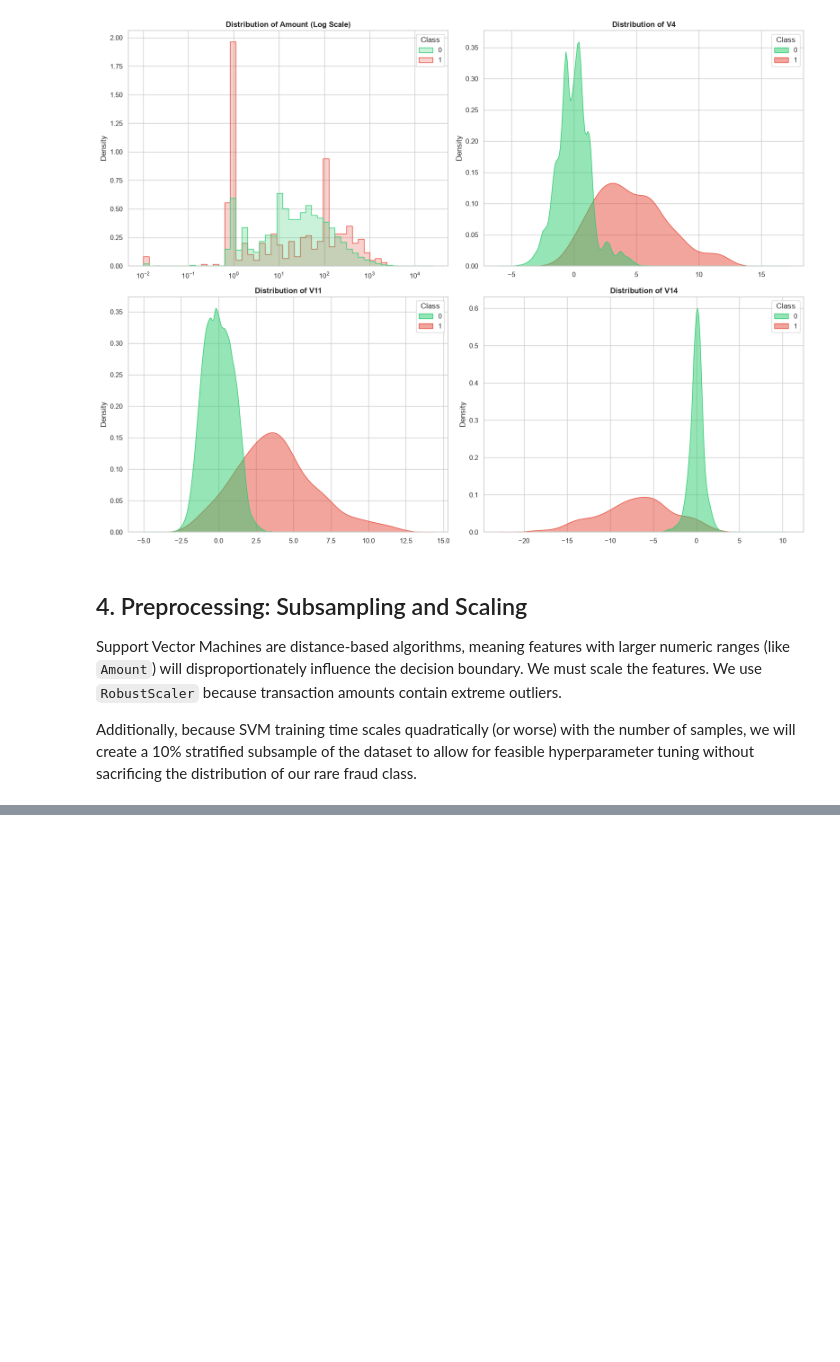
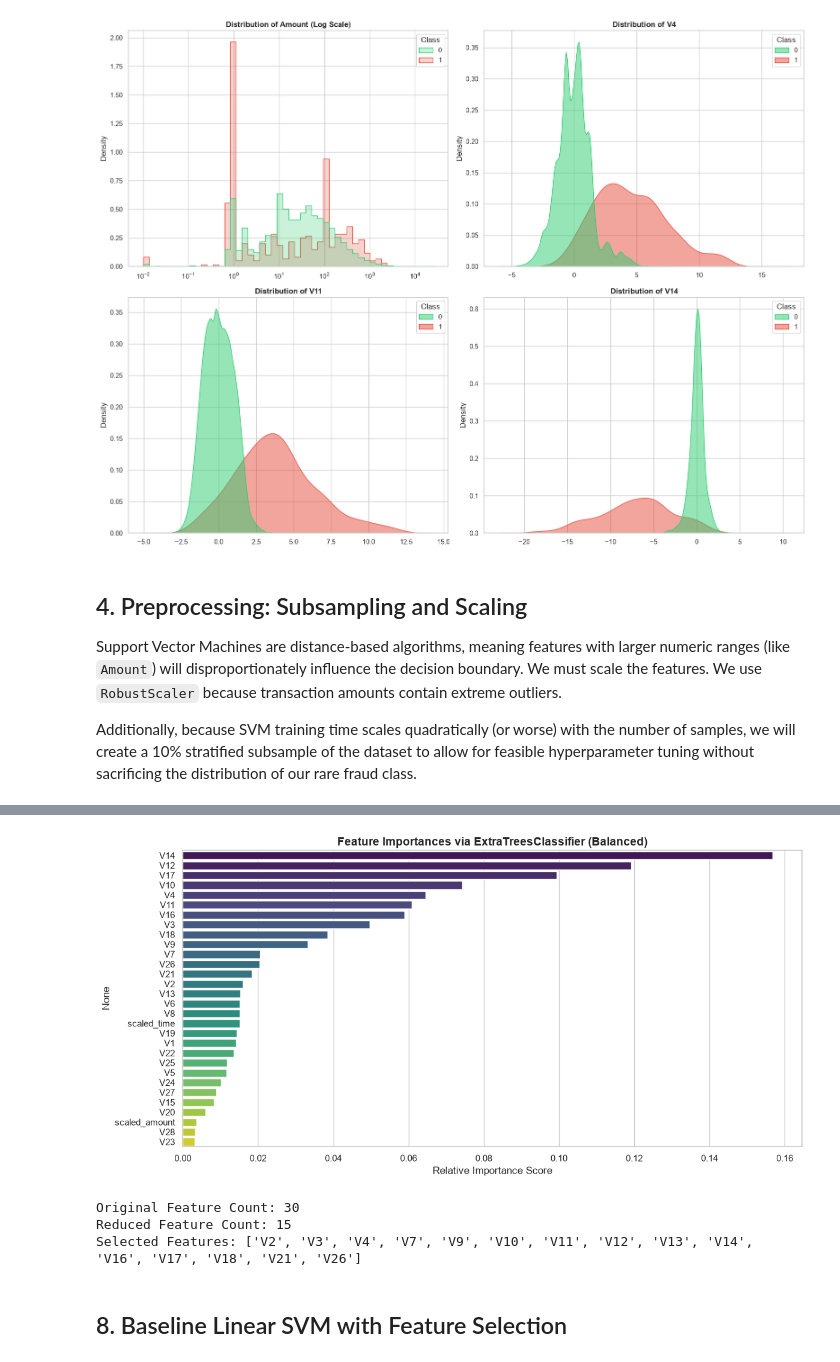
Before and after one commit to ashishmerit/Card-Not-Presesnt-Fraud-Detection, a Jupyter notebook: CardNotPresentFraudDetection.ipynb, the cells around one changed output, grey strips where cells are left out. Saved outputs shown, nothing was run; the diff lists cells and outputs as text; code cells hidden in the pictures; blank space fills up the shorter version.

```diff
--- a/CardNotPresentFraudDetection.ipynb
+++ b/CardNotPresentFraudDetection.ipynb
@@ -130,0 +247,37 @@ Additionally, because SVM training time scales quadratically (or worse) with the
+# %%
+from sklearn.ensemble import ExtraTreesClassifier
+from sklearn.feature_selection import SelectFromModel
+
+# Initialize an Extra Trees Classifier to evaluate feature importance
+etc = ExtraTreesClassifier(n_estimators=100, random_state=42, class_weight='balanced')
+etc.fit(X_train, y_train)
+
+# Get feature importances and sort them
+importances = etc.feature_importances_
+indices = np.argsort(importances)[::-1]
+
+# Plot the top feature importances
+plt.figure(figsize=(12, 6))
+plt.title("Feature Importances via ExtraTreesClassifier (Balanced)", fontsize=14, fontweight='bold')
+sns.barplot(x=importances[indices], y=X.columns[indices], palette="viridis")
+plt.xlabel("Relative Importance Score")
+plt.tight_layout()
+plt.show()
+
+# Select features that are above the median importance score
+# This eliminates the bottom 50% of noisy features
+selector = SelectFromModel(etc, threshold="median", prefit=True)
+X_train_reduced = selector.transform(X_train)
+X_test_reduced = selector.transform(X_test)
+
+selected_features = X.columns[selector.get_support()]
+print(f"Original Feature Count: {X_train.shape[1]}")
+print(f"Reduced Feature Count: {X_train_reduced.shape[1]}")
+print(f"Selected Features: {list(selected_features)}")
+# %% [output]
+[figure, added]
+Original Feature Count: 30
+Reduced Feature Count: 15
+Selected Features: ['V2', 'V3', 'V4', 'V7', 'V9', 'V10', 'V11', 'V12', 'V13', 'V14', 'V16', 'V17', 'V18', 'V21', 'V26']
+# %% [markdown]
+## 8. Baseline Linear SVM with Feature Selection
```
Also changed, not shown: parts of 15 cells of this notebook, 1 other file.
